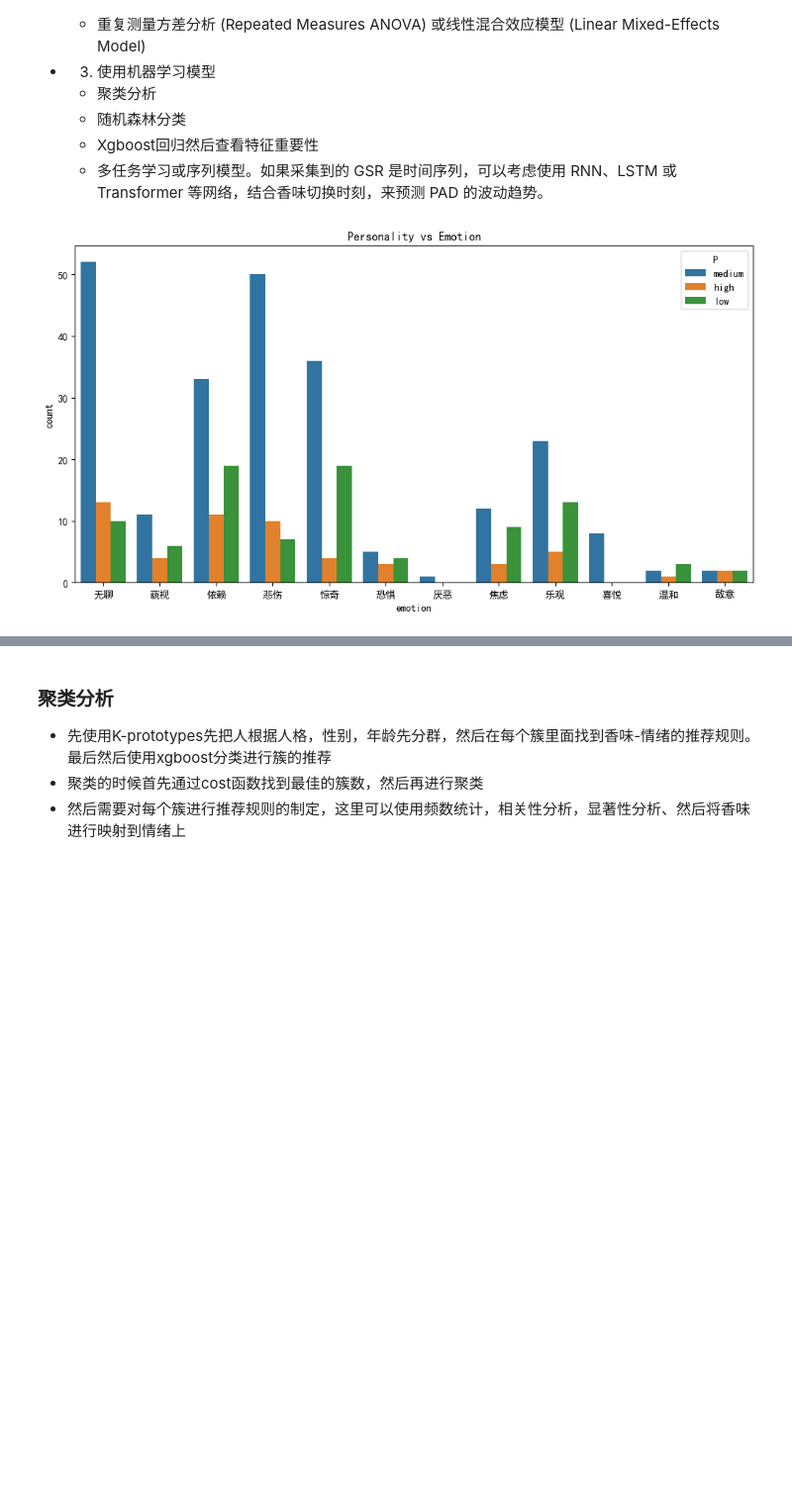
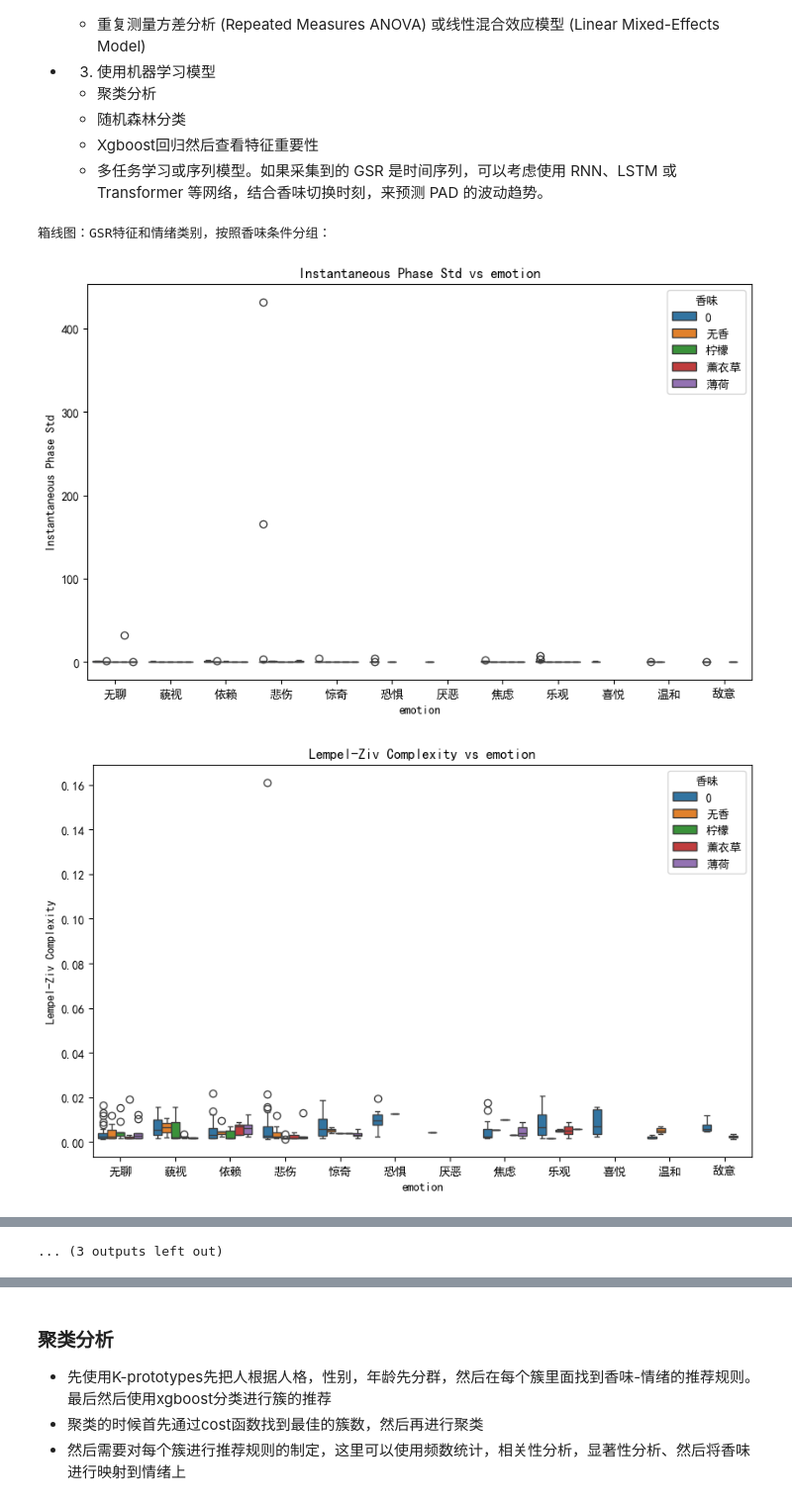
Before and after one commit to david188888/Data-science, a Jupyter notebook: Fragrance_analysis/dealdata.ipynb, the cells around one changed output, grey strips where cells are left out. Shown at 99% size. Saved outputs shown, nothing was run; the diff lists cells and outputs as text; code cells hidden in the pictures; blank space fills up the shorter version.

```diff
--- a/Fragrance_analysis/dealdata.ipynb
+++ b/Fragrance_analysis/dealdata.ipynb
@@ -529,43 +529,33 @@ df_scl_corr = df_scl_corr[selected_features_scl]
 # %%
 # 可视化一下new_table.csv中的数据
 df_result =pd.read_csv('data/all_features_mapped.csv')
 # 设置字体为 SimHei（黑体），确保系统中已安装该字体
 plt.rcParams['font.sans-serif'] = ['SimHei']  # 替换为系统中存在的中文字体
 plt.rcParams['axes.unicode_minus'] = False    # 正确显示负号
 
 
 # feature是除了emotion和file和segment之外的所有列
 features = df_result.columns.difference(['emotion', 'File', 'Segment'])
 target = df_result['emotion']
 
-# # 画出每个特征和emotion之间的关系
-# for feature in features:
-#     plt.figure(figsize=(12, 6))
-#     sns.boxplot(x=target, y=feature, data=df_all)
-#     plt.title(f'{feature} vs Emotion')
+
+#对 GSR 特征和 情绪类别做描述性统计（均值、标准差、分位数等），并按香味条件、人格分组进行箱线图可视化。
+gsr_feature =  df_result.columns.difference(['emotion', 'File', 'Segment', 'PP', 'A', 'D','E','N','P','age','sex','香味'])
+# print('箱线图：GSR特征和情绪类别，按照人格分组：')
+
+# for feature in gsr_feature:
+#     plt.figure(figsize=(10, 6))
+#     sns.boxplot(x='emotion', y=feature, data=df_result, hue='E')
+#     plt.title(f'{feature} vs emotion')
 #     plt.show()
 
-personality_group_p = df_result.groupby('P')
-personality_group_e = df_result.groupby('E')
-personality_group_n = df_result.groupby('N')
-
-
-
-# 画出personality和emotion之间的关系，每个personality的emotion的分布在一个大图中
-plt.figure(figsize=(12, 6))
-sns.countplot(x='emotion', hue='P', data=df_result)
-plt.title('Personality vs Emotion')
-plt.show()
-
-
-
-
-
-
-# # 画出年龄和emotion之间的关系
-# plt.figure(figsize=(12, 6))
-# sns.boxplot(x='emotion', y='age', data=df_result)
-# plt.title('Age vs Emotion')
-# plt.show()
+print('箱线图：GSR特征和情绪类别，按照香味条件分组：')
+for feature in gsr_feature:
+    plt.figure(figsize=(10, 6))
+    sns.boxplot(x='emotion', y=feature, data=df_result, hue='香味')
+    plt.title(f'{feature} vs emotion')
+    plt.show()
 # %% [output]
+箱线图：GSR特征和情绪类别，按照香味条件分组：
-[figure, old version]
+[figure, new version]
+[figure, added]
@@ -571,0 +571 @@ plt.show()
+... (3 outputs left out)
```
Also changed, not shown: parts of 5 cells of this notebook.
